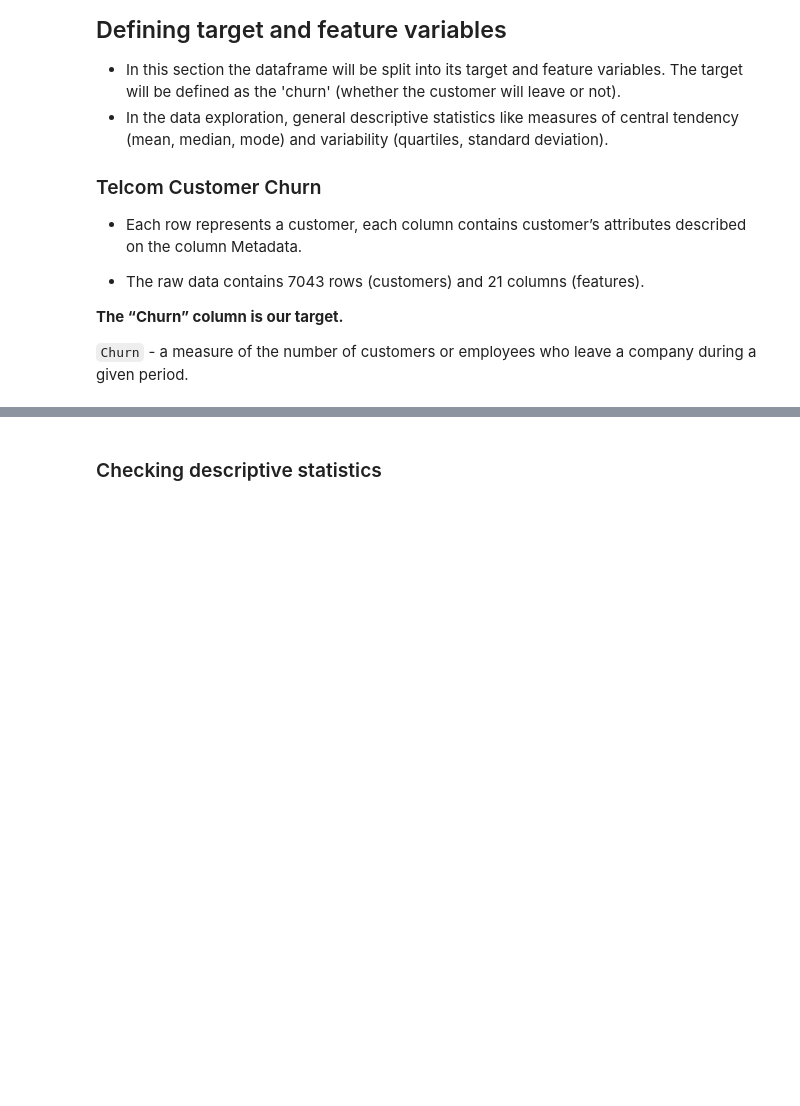
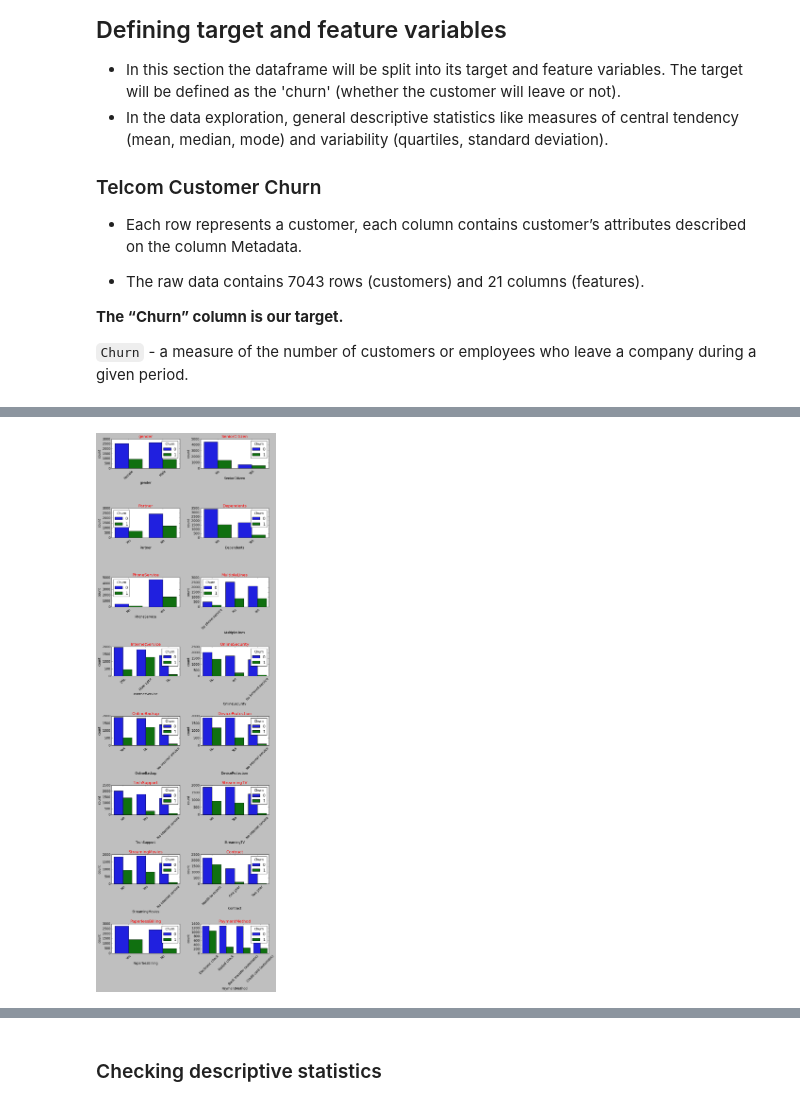
Before and after one commit to andrewkoji/Phase_3_Project, a Jupyter notebook: EDA.ipynb, the cells around one changed output, grey strips where cells are left out. Saved outputs shown, nothing was run; the diff lists cells and outputs as text; code cells hidden in the pictures; blank space fills up the shorter version.

```diff
--- a/EDA.ipynb
+++ b/EDA.ipynb
@@ -130,0 +144,18 @@ df.head()
+# %%
+output_data = []
+
+for col in df.columns:
+
+    # If the number of unique values in the column is less than or equal to 5
+    if df.loc[:, col].nunique() <= 5:
+        # Get the unique values in the column
+        unique_values = df.loc[:, col].unique()
+        # Append the column name, number of unique values, unique values, and data type to the output data
+        output_data.append([col, df.loc[:, col].nunique(), unique_values, df.loc[:, col].dtype])
+    else:
+        # Otherwise, append only the column name, number of unique values, and data type to the output data
+        output_data.append([col, df.loc[:, col].nunique(),"-", df.loc[:, col].dtype])
+
+output_df = pd.DataFrame(output_data, columns=['Column Name', 'Number of Unique Values', ' Unique Values ', 'Data Type'])
+
+output_df
@@ -130,0 +180,37 @@ df.head()
+# %%
+# SeniorCitizen is actually categorical value
+# The target variable contains a string value, but it must be integer in the form of 0-1
+
+df = df.replace({"SeniorCitizen": {0: "No", 1: "Yes"},
+                 "Churn": {"No": 0, "Yes": 1}
+                 })
+
+
+# Let's select our values in categorical columns and look at the bar chart
+
+features = []
+
+for i in df.columns:
+    unique_values = df[i].nunique()
+    if unique_values < 5:
+        features.append(i)
+
+# let's remove the target variable
+features.remove('Churn')
+
+# Let's look at the distribution of the columns we have selected with a bar chart
+
+plt.figure(figsize=(10, 30))
+
+for i, column in enumerate(features):
+    plt.subplot((len(features) + 1) // 2, 2, i + 1)
+
+    sns.countplot(data=df, x=column, hue="Churn")
+
+    plt.title(column, fontsize = 15, color = "red")
+    plt.xticks(rotation=45)
+
+plt.tight_layout(pad=2.0)
+plt.show()
+# %% [output]
+[figure, added]
```
Also changed, not shown: parts of 149 cells of this notebook.
